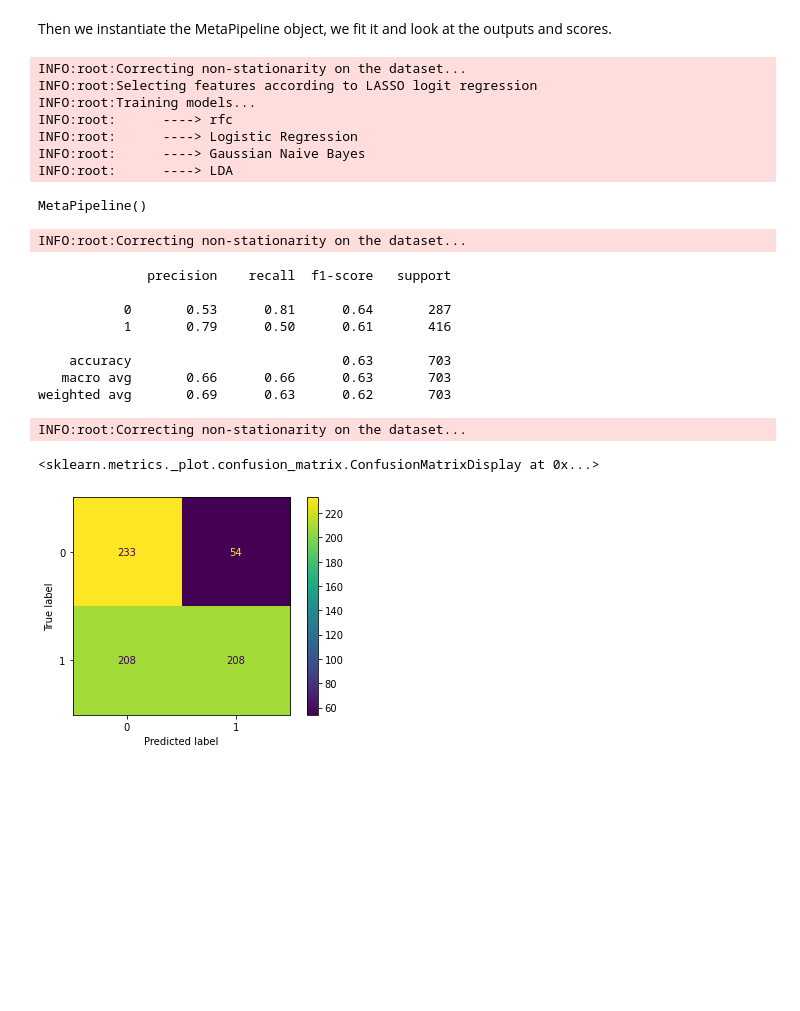
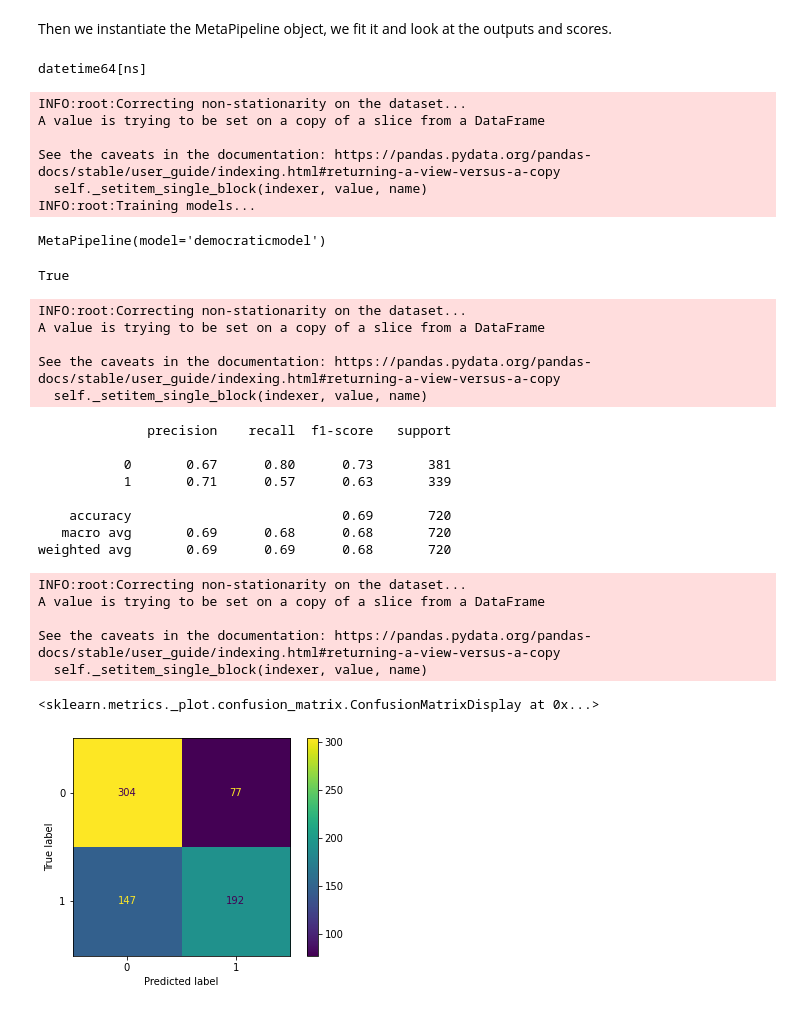
Before and after one commit to g0bel1n/VIX_predictions, a Jupyter notebook: analysis/implementation_of_MetaPipe.ipynb, the cells around one changed output. Saved outputs shown, nothing was run; the diff lists cells and outputs as text; code cells hidden in the pictures; blank space fills up the shorter version.

```diff
--- a/analysis/implementation_of_MetaPipe.ipynb
+++ b/analysis/implementation_of_MetaPipe.ipynb
@@ -19,7 +28,7 @@ We add Auto-lagged cols and the binary target
 # %%
 df = pd.read_csv('database.csv')
 df['Date'] = pd.to_datetime(df['Date'])
-df = create_binary_box(df, relative_threshold = 0.20, box_length=30).set_index(['Date']).dropna(axis = 0)
+df = create_binary_box(df, relative_threshold = 0.05, box_length=5).set_index(['Date']).dropna(axis = 0)
 df = add_AR_cols(df,7).dropna(axis = 0)
 X,y = df.drop('Box', axis=1)[:'2020'], df['Box'][:'2020']
 
@@ -29,39 +38,54 @@ X_train, X_test = X[:cut], X[cut:]
 y_train, y_test = y[:cut], y[cut:]
 # %% [markdown]
 Then we instantiate the MetaPipeline object, we fit it and look at the outputs and scores.
+# %%
+print(X.index.dtype)
+# %% [output]
+datetime64[ns]
 # %%
-mpipe = tam.Estimator.MetaPipeline(model='orfa',grid_search=True)
+mpipe = tam.Estimator.MetaPipeline(model='democraticmodel')
 mpipe.fit(X_train,y_train)
 # %% [output]
 INFO:root:Correcting non-stationarity on the dataset...
-INFO:root:Selecting features according to LASSO logit regression
+A value is trying to be set on a copy of a slice from a DataFrame
+
+See the caveats in the documentation: https://pandas.pydata.org/pandas-docs/stable/user_guide/indexing.html#returning-a-view-versus-a-copy
+  self._setitem_single_block(indexer, value, name)
 INFO:root:Training models...
-INFO:root:      ----> rfc
-INFO:root:      ----> Logistic Regression
-INFO:root:      ----> Gaussian Naive Bayes
-INFO:root:      ----> LDA
-MetaPipeline()
+MetaPipeline(model='democraticmodel')
+# %%
+mpipe.verbose
+# %% [output]
+True
 # %%
 #mpipe.get_scores()
 mpipe.classification_report(X_test,y_test)
 # %% [output]
 INFO:root:Correcting non-stationarity on the dataset...
+A value is trying to be set on a copy of a slice from a DataFrame
+
+See the caveats in the documentation: https://pandas.pydata.org/pandas-docs/stable/user_guide/indexing.html#returning-a-view-versus-a-copy
+  self._setitem_single_block(indexer, value, name)
               precision    recall  f1-score   support
 
-           0       0.53      0.81      0.64       287
-           1       0.79      0.50      0.61       416
+           0       0.67      0.80      0.73       381
+           1       0.71      0.57      0.63       339
 
-    accuracy                           0.63       703
-   macro avg       0.66      0.66      0.63       703
-weighted avg       0.69      0.63      0.62       703
+    accuracy                           0.69       720
+   macro avg       0.69      0.68      0.68       720
+weighted avg       0.69      0.69      0.68       720
 # %%
 from sklearn.metrics import ConfusionMatrixDisplay
 
-ConfusionMatrixDisplay.from_predictions(y_test[17:],mpipe.predict(X_test))
+ConfusionMatrixDisplay.from_predictions(y_test,mpipe.predict(X_test))
 # %% [output]
 INFO:root:Correcting non-stationarity on the dataset...
+A value is trying to be set on a copy of a slice from a DataFrame
+
+See the caveats in the documentation: https://pandas.pydata.org/pandas-docs/stable/user_guide/indexing.html#returning-a-view-versus-a-copy
+  self._setitem_single_block(indexer, value, name)
 <sklearn.metrics._plot.confusion_matrix.ConfusionMatrixDisplay at 0x...>
-[figure, old version]
+[figure, new version]
 # %%
 mpipe.roc_curve(X_test,y_test)
 # %% [output]
```
Also changed, not shown: parts of 5 cells of this notebook.
